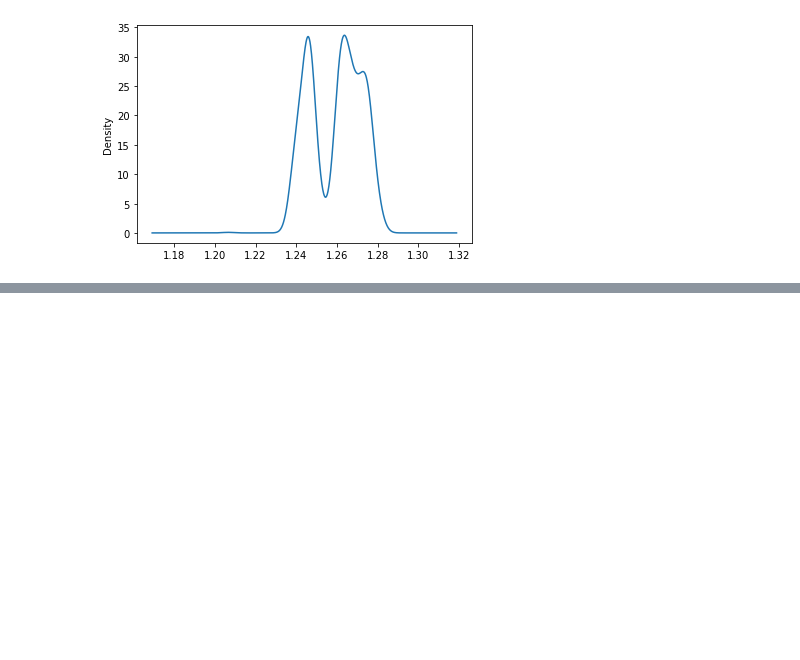
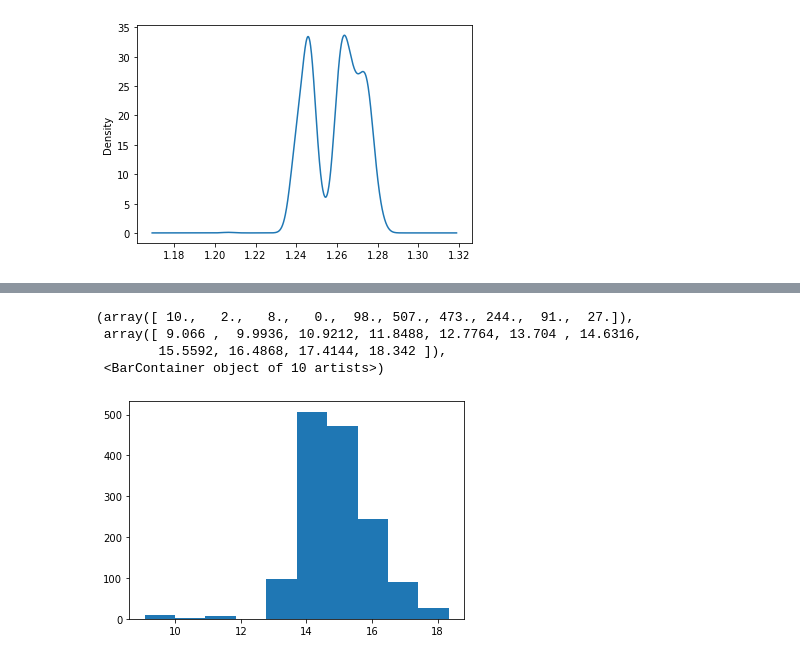
Before and after one commit to agnes-riviere/MOLONARI_1D_RESOURCES, a Jupyter notebook: Students/data-cleaning-Sisca.ipynb, the cells around one changed output, grey strips where cells are left out. Cells and saved outputs as stored; diff of their text form; code cells hidden in the pictures; blank space fills up the shorter version.

```diff
--- a/Students/data-cleaning-Sisca.ipynb
+++ b/Students/data-cleaning-Sisca.ipynb
@@ -236,0 +280,8 @@ final_capteur_riviere['tension_V'].plot.kde()
+# %%
+plt.hist(capteur_riviere['temperature_stream_C'][1:])
+# %% [output]
+(array([ 10.,   2.,   8.,   0.,  98., 507., 473., 244.,  91.,  27.]),
+ array([ 9.066 ,  9.9936, 10.9212, 11.8488, 12.7764, 13.704 , 14.6316,
+        15.5592, 16.4868, 17.4144, 18.342 ]),
+ <BarContainer object of 10 artists>)
+[figure, added]
```
Also changed, not shown: parts of 12 cells of this notebook.
